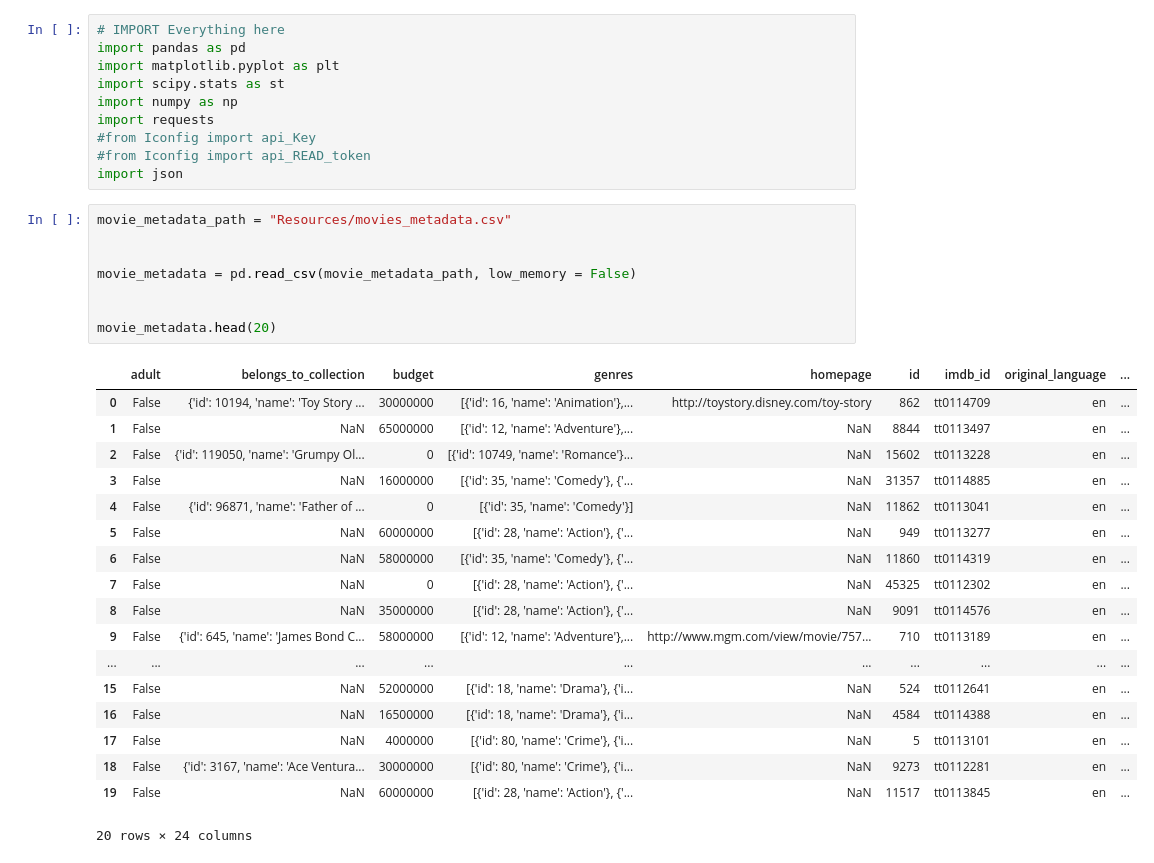
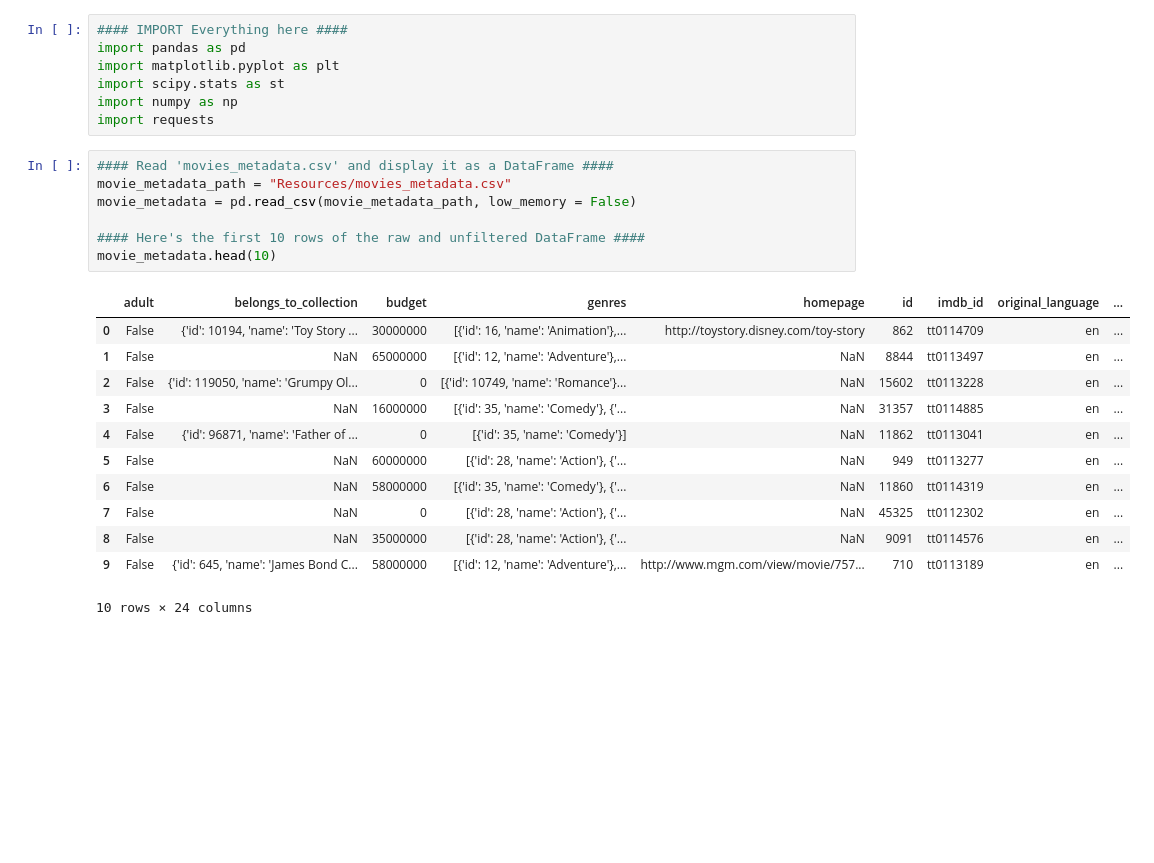
Before and after one commit to WillyWalker/MovieProject, a Jupyter notebook: MovieProjectCode/Code_0726.ipynb, the cells around one changed output. Drawn from its saved outputs; the diff is of its cells as text; blank space fills up the shorter version.

Commit message:
fixed-up dataframe

```diff
--- a/MovieProjectCode/Code_0726.ipynb
+++ b/MovieProjectCode/Code_0726.ipynb
@@ -1,37 +1,27 @@
 # %%
-# IMPORT Everything here
+#### IMPORT Everything here ####
 import pandas as pd
 import matplotlib.pyplot as plt
 import scipy.stats as st
 import numpy as np
 import requests
-#from Iconfig import api_Key
-#from Iconfig import api_READ_token
-import json
 # %%
+#### Read 'movies_metadata.csv' and display it as a DataFrame ####
 movie_metadata_path = "Resources/movies_metadata.csv"
-
-
 movie_metadata = pd.read_csv(movie_metadata_path, low_memory = False)
 
-
-movie_metadata.head(20)
+#### Here's the first 10 rows of the raw and unfiltered DataFrame ####
+movie_metadata.head(10)
 # %% [output]
 |  | adult | belongs_to_collection | budget | genres | homepage | id | imdb_id | original_language | ... |
 | 0 | False | {'id': 10194, 'name': 'Toy Story ... | 30000000 | [{'id': 16, 'name': 'Animation'},... | http://toystory.disney.com/toy-story | 862 | tt0114709 | en | ... |
 | 1 | False | NaN | 65000000 | [{'id': 12, 'name': 'Adventure'},... | NaN | 8844 | tt0113497 | en | ... |
 | 2 | False | {'id': 119050, 'name': 'Grumpy Ol... | 0 | [{'id': 10749, 'name': 'Romance'}... | NaN | 15602 | tt0113228 | en | ... |
 | 3 | False | NaN | 16000000 | [{'id': 35, 'name': 'Comedy'}, {'... | NaN | 31357 | tt0114885 | en | ... |
 | 4 | False | {'id': 96871, 'name': 'Father of ... | 0 | [{'id': 35, 'name': 'Comedy'}] | NaN | 11862 | tt0113041 | en | ... |
 | 5 | False | NaN | 60000000 | [{'id': 28, 'name': 'Action'}, {'... | NaN | 949 | tt0113277 | en | ... |
 | 6 | False | NaN | 58000000 | [{'id': 35, 'name': 'Comedy'}, {'... | NaN | 11860 | tt0114319 | en | ... |
 | 7 | False | NaN | 0 | [{'id': 28, 'name': 'Action'}, {'... | NaN | 45325 | tt0112302 | en | ... |
 | 8 | False | NaN | 35000000 | [{'id': 28, 'name': 'Action'}, {'... | NaN | 9091 | tt0114576 | en | ... |
 | 9 | False | {'id': 645, 'name': 'James Bond C... | 58000000 | [{'id': 12, 'name': 'Adventure'},... | http://www.mgm.com/view/movie/757... | 710 | tt0113189 | en | ... |
-| ... | ... | ... | ... | ... | ... | ... | ... | ... | ... |
-| 15 | False | NaN | 52000000 | [{'id': 18, 'name': 'Drama'}, {'i... | NaN | 524 | tt0112641 | en | ... |
-| 16 | False | NaN | 16500000 | [{'id': 18, 'name': 'Drama'}, {'i... | NaN | 4584 | tt0114388 | en | ... |
-| 17 | False | NaN | 4000000 | [{'id': 80, 'name': 'Crime'}, {'i... | NaN | 5 | tt0113101 | en | ... |
-| 18 | False | {'id': 3167, 'name': 'Ace Ventura... | 30000000 | [{'id': 80, 'name': 'Crime'}, {'i... | NaN | 9273 | tt0112281 | en | ... |
-| 19 | False | NaN | 60000000 | [{'id': 28, 'name': 'Action'}, {'... | NaN | 11517 | tt0113845 | en | ... |
-20 rows × 24 columns
+10 rows × 24 columns
```
Also changed, not shown: parts of 7 cells of this notebook.
